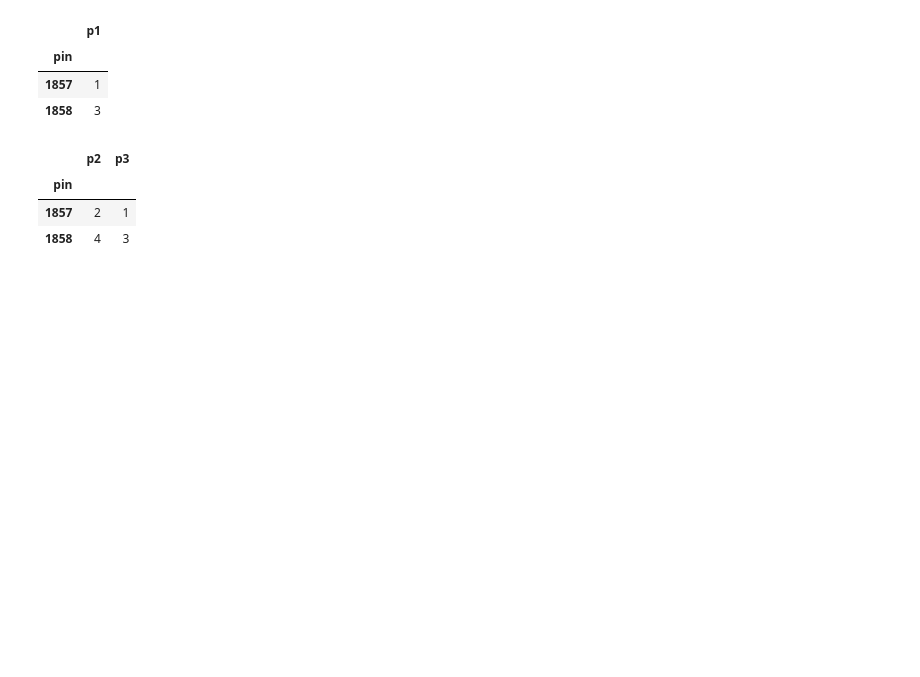
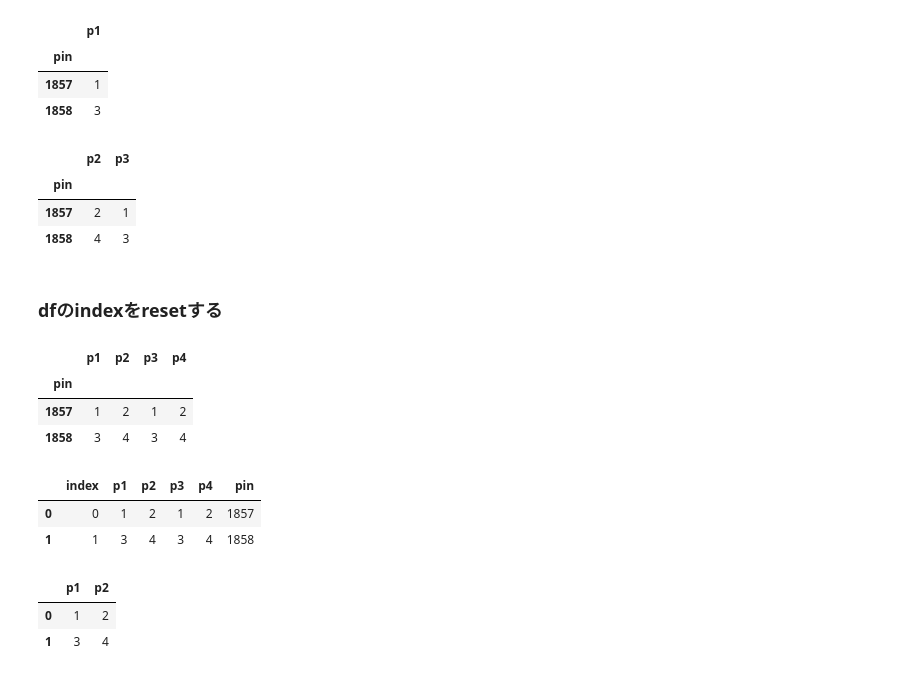
Before and after one commit to ri003074/Python3, a Jupyter notebook: src/pandas/pandas_summary.ipynb, the cells around one changed output. Drawn from its saved outputs; the diff is of its cells as text; code cells hidden in the pictures; blank space fills up the shorter version.

```diff
--- a/src/pandas/pandas_summary.ipynb
+++ b/src/pandas/pandas_summary.ipynb
@@ -107,3 +107,33 @@ df_tmp3
 | pin |  |  |
 | 1857 | 2 | 1 |
 | 1858 | 4 | 3 |
+# %% [markdown]
+### dfのindexをresetする
+# %%
+data = [
+    {"p1": 1, "p2": 2, "p3": 1, "p4": 2, "pin": 1857},
+    {"p1": 3, "p2": 4, "p3": 3, "p4": 4, "pin": 1858},
+]
+# %%
+df = pd.DataFrame(data)
+# %%
+df.set_index("pin")
+# %% [output]
+|  | p1 | p2 | p3 | p4 |
+| pin |  |  |  |  |
+| 1857 | 1 | 2 | 1 | 2 |
+| 1858 | 3 | 4 | 3 | 4 |
+# %%
+df = df.reset_index()
+# %%
+df
+# %% [output]
+|  | index | p1 | p2 | p3 | p4 | pin |
+| 0 | 0 | 1 | 2 | 1 | 2 | 1857 |
+| 1 | 1 | 3 | 4 | 3 | 4 | 1858 |
+# %%
+df.loc[:, ["p1", "p2"]]
+# %% [output]
+|  | p1 | p2 |
+| 0 | 1 | 2 |
+| 1 | 3 | 4 |
```
Also changed, not shown: parts of 8 cells of this notebook, 2 other files.
